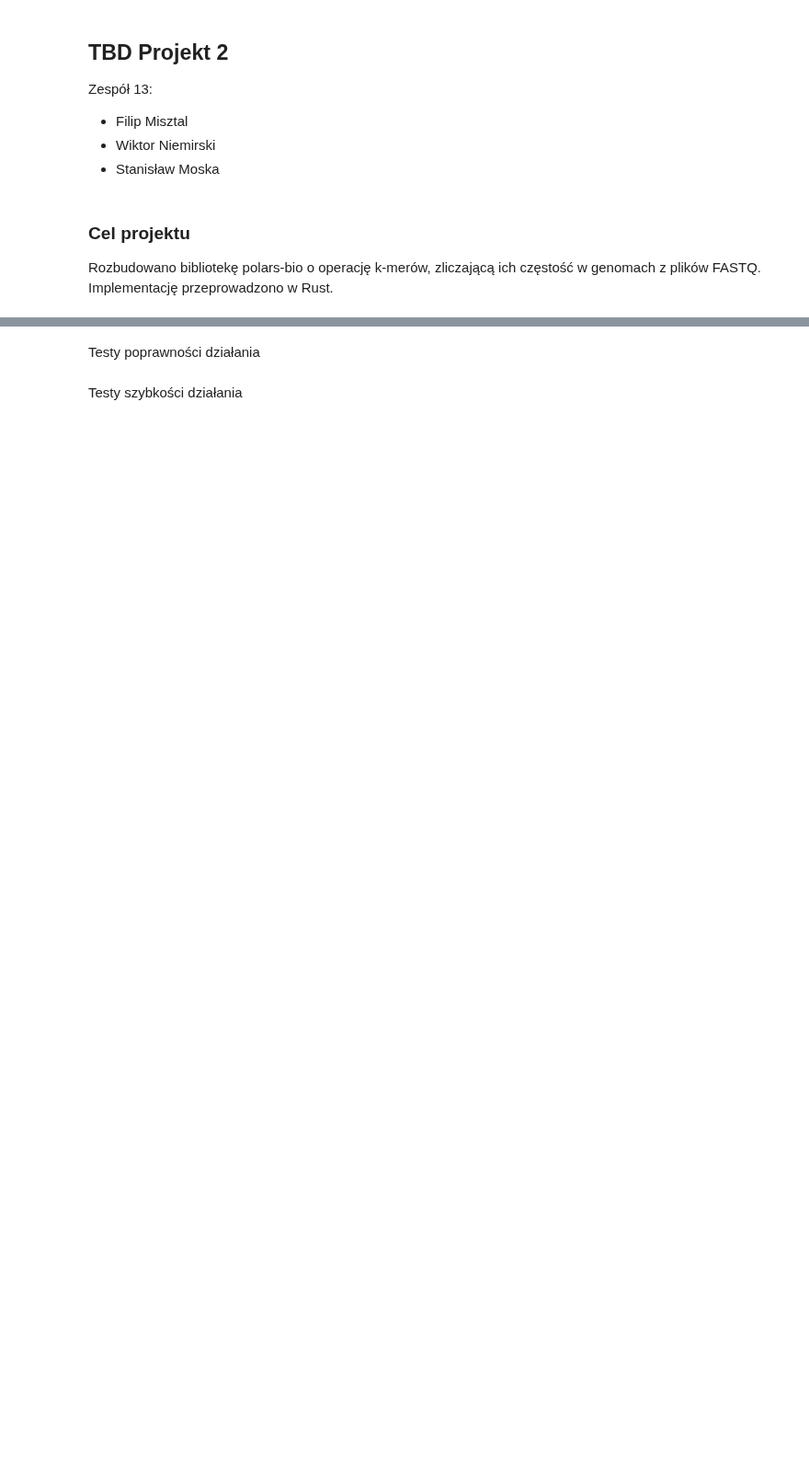
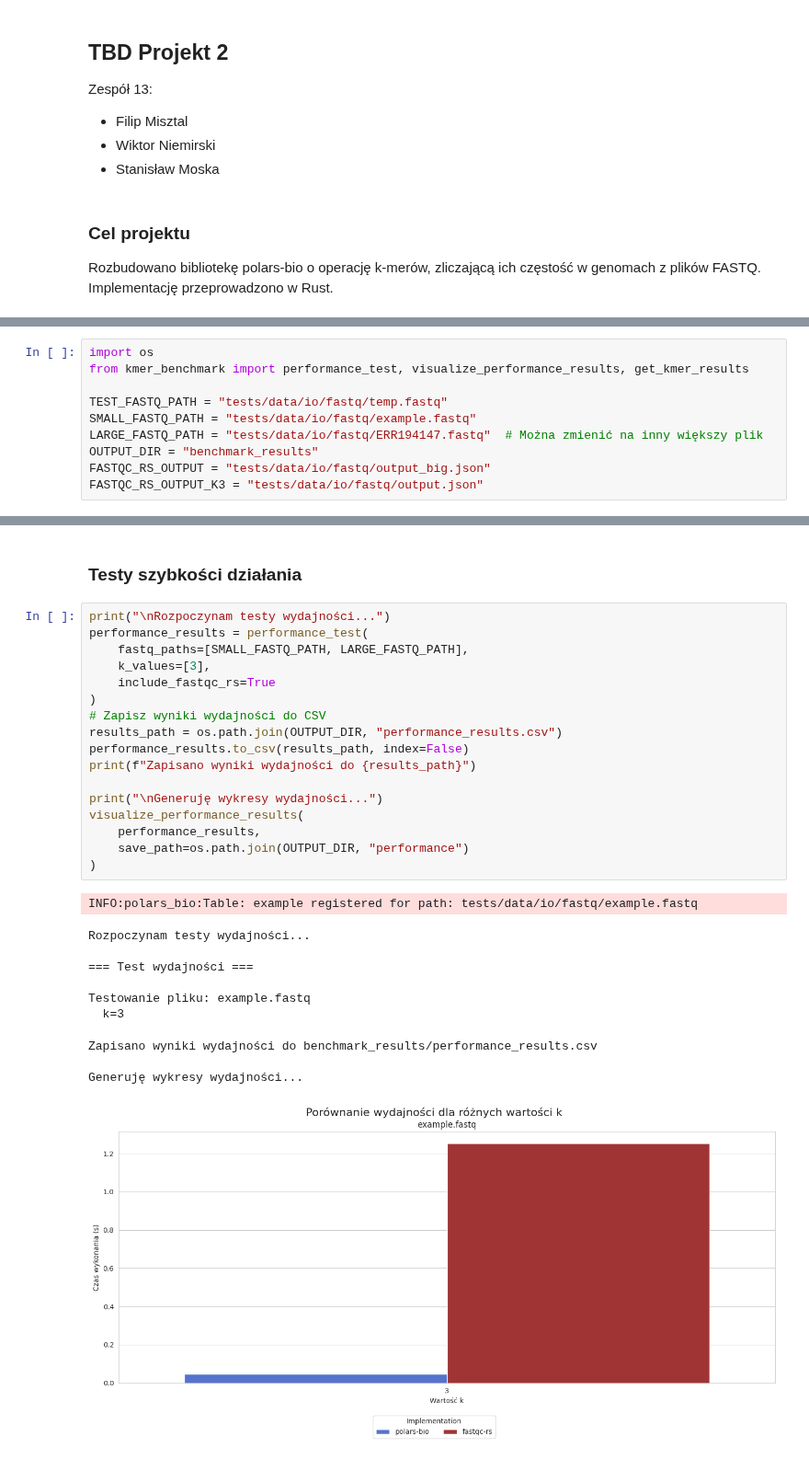
Before and after one commit to biodatageeks/polars-bio, a Jupyter notebook: sprawozdanie.ipynb, the cells around one changed output, grey strips where cells are left out. Shown at 92% size. Drawn from its saved outputs; the diff is of its cells as text; blank space fills up the shorter version.

Commit message:
feat: sprawozdanie + tests

```diff
--- a/sprawozdanie.ipynb
+++ b/sprawozdanie.ipynb
@@ -12 +12,11 @@ Imports
+# %%
+import os
+from kmer_benchmark import performance_test, visualize_performance_results, get_kmer_results
+
+TEST_FASTQ_PATH = "tests/data/io/fastq/temp.fastq"
+SMALL_FASTQ_PATH = "tests/data/io/fastq/example.fastq"
+LARGE_FASTQ_PATH = "tests/data/io/fastq/ERR194147.fastq"  # Można zmienić na inny większy plik
+OUTPUT_DIR = "benchmark_results"
+FASTQC_RS_OUTPUT = "tests/data/io/fastq/output_big.json"
+FASTQC_RS_OUTPUT_K3 = "tests/data/io/fastq/output.json"
 # %% [markdown]
@@ -16,5 +40,32 @@ K-mers
 # %% [markdown]
-Testy poprawności działania
+### Testy szybkości działania
-# %% [markdown]
-Testy szybkości działania
+# %%
+print("\nRozpoczynam testy wydajności...")
+performance_results = performance_test(
+    fastq_paths=[SMALL_FASTQ_PATH, LARGE_FASTQ_PATH],
+    k_values=[3],
+    include_fastqc_rs=True
+)
+# Zapisz wyniki wydajności do CSV
+results_path = os.path.join(OUTPUT_DIR, "performance_results.csv")
+performance_results.to_csv(results_path, index=False)
+print(f"Zapisano wyniki wydajności do {results_path}")
+
+print("\nGeneruję wykresy wydajności...")
+visualize_performance_results(
+    performance_results,
+    save_path=os.path.join(OUTPUT_DIR, "performance")
+)
+# %% [output]
+INFO:polars_bio:Table: example registered for path: tests/data/io/fastq/example.fastq
+Rozpoczynam testy wydajności...
+
+=== Test wydajności ===
+
+Testowanie pliku: example.fastq
+  k=3
+Zapisano wyniki wydajności do benchmark_results/performance_results.csv
+
+Generuję wykresy wydajności...
+[figure, added]
 # %% [markdown]
```
Also changed, not shown: parts of 6 cells of this notebook, 2 other files.
